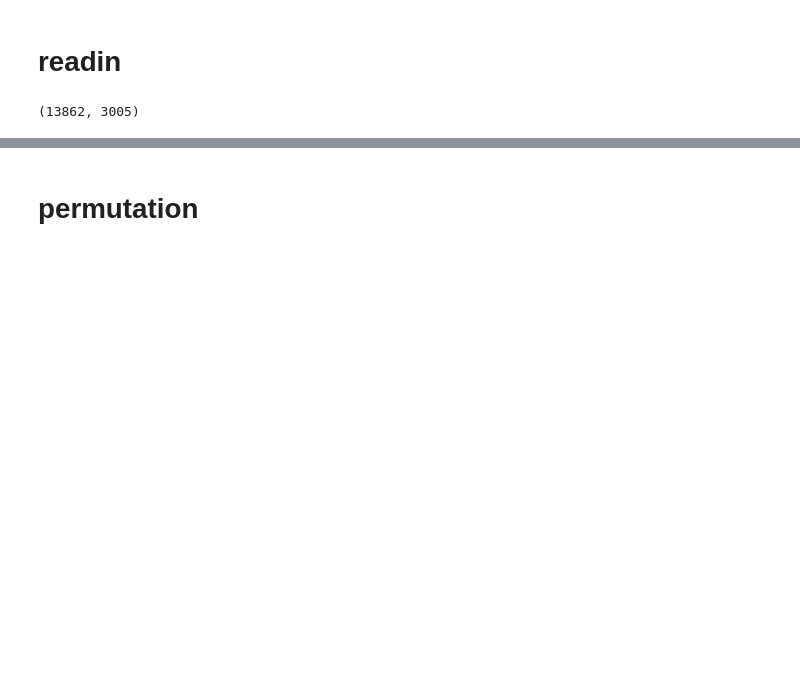
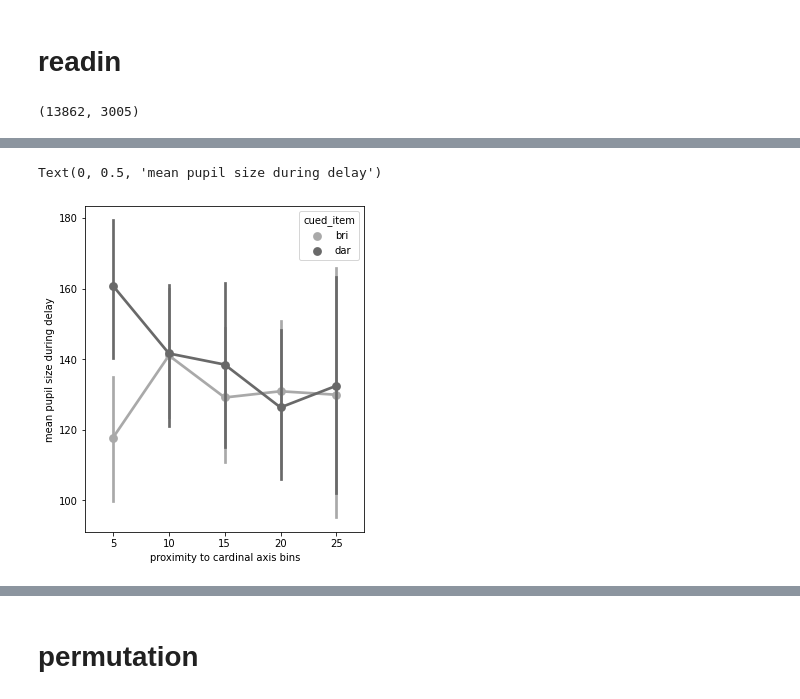
Before and after one commit to YueyingDong/YD2023_code4Paper, a Jupyter notebook: pupResults.ipynb, the cells around one changed output, grey strips where cells are left out. Drawn from its saved outputs; the diff is of its cells as text; code cells hidden in the pictures; blank space fills up the shorter version.

```diff
--- a/pupResults.ipynb
+++ b/pupResults.ipynb
@@ -930,0 +981,8 @@ retroEpo.shape
+# %%
+sns.pointplot(hue = 'cued_item',y = 'pupMeanDelay',x = 'proximityRank',err_style="bars",
+            data= temp[temp.cue_blk_validity == "['high']"],palette=['darkgrey','dimgrey'])
+plt.xlabel('proximity to cardinal axis bins')
+plt.ylabel('mean pupil size during delay')
+# %% [output]
+Text(0, 0.5, 'mean pupil size during delay')
+[figure, added]
```
Also changed, not shown: parts of 16 cells of this notebook, 1 other file.
